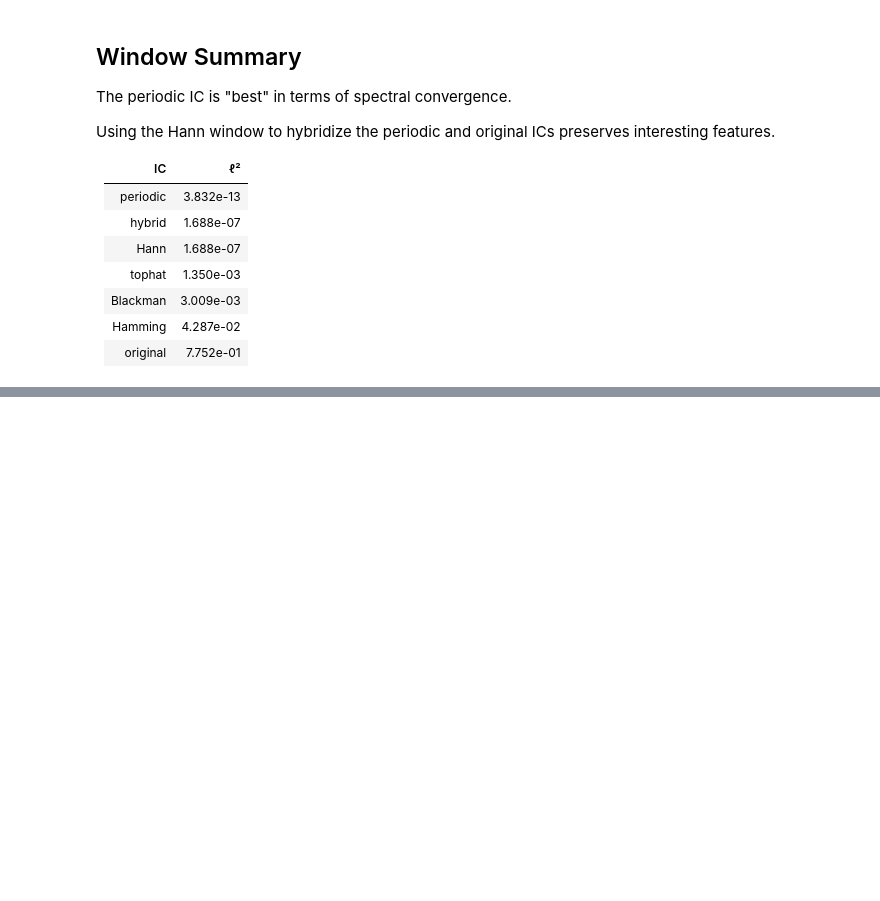
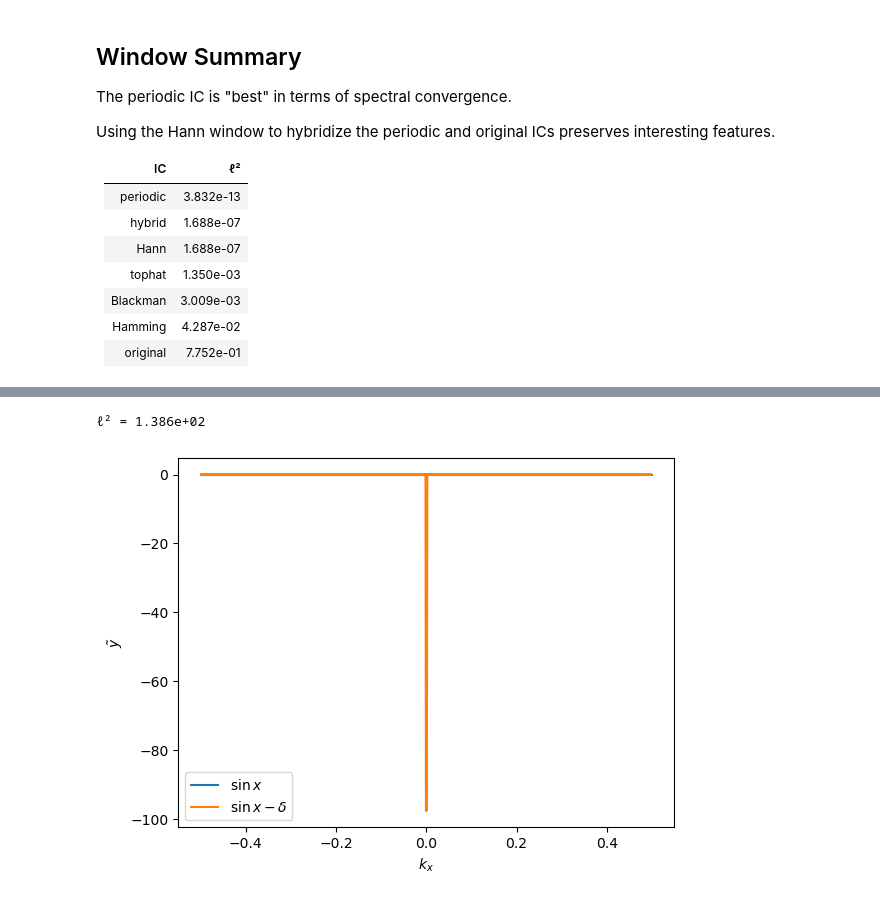
Before and after one commit to tkphd/pfhub-bm1-variations, a Jupyter notebook: fourier-interpolation.ipynb, the cells around one changed output, grey strips where cells are left out. Drawn from its saved outputs; the diff is of its cells as text; code cells hidden in the pictures; blank space fills up the shorter version.

```diff
--- a/fourier-interpolation.ipynb
+++ b/fourier-interpolation.ipynb
@@ -404,0 +427,16 @@ Using the Hann window to hybridize the periodic and original ICs preserves inter
+# %%
+kx0 = np.fft.fftfreq(len(x0));
+ky0 = np.fft.fftn(y0)
+ky1 = np.fft.fftn(y1)
+
+plt.plot(kx0, ky0, label="$\\sin x$");
+plt.plot(kx0, ky1, label="$\\sin x-\\delta$");
+plt.xlabel("$k_x$");
+plt.ylabel("$\\tilde{y}$");
+# plt.yscale("asinh");
+plt.legend(loc=3);
+
+print(f"ℓ² = {np.linalg.norm(ky0-ky1):.3e}")
+# %% [output]
+ℓ² = 1.386e+02
+[figure, added]
```
Also changed, not shown: parts of 10 cells of this notebook, 3 other files.
